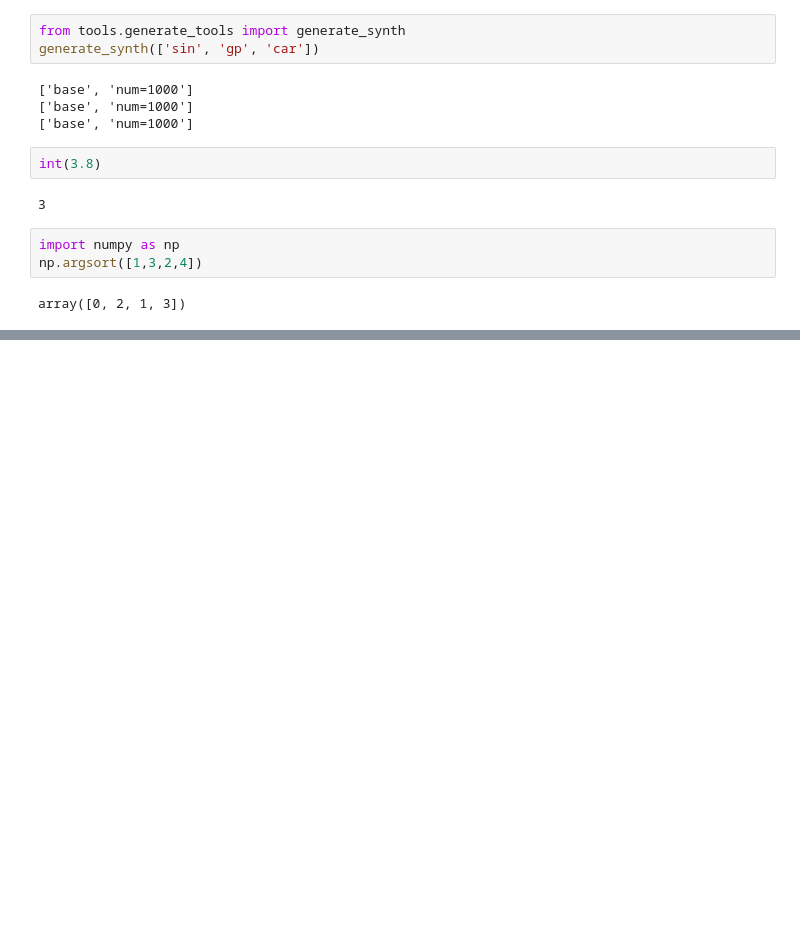
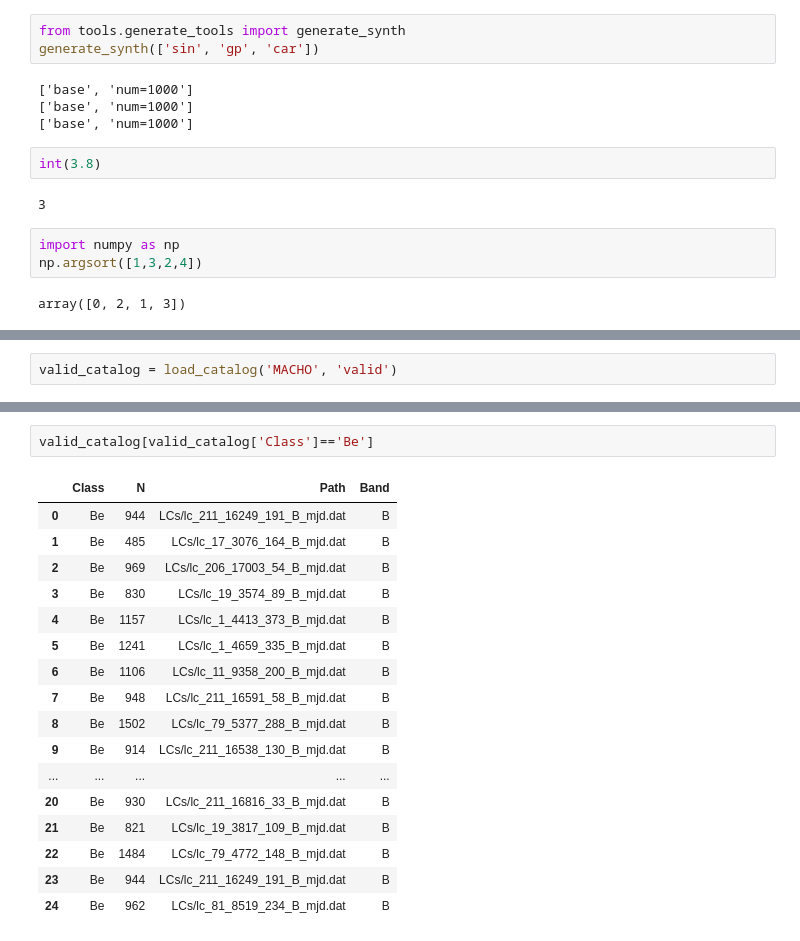
Before and after one commit to JerryLiuMY/transformer_astro, a Jupyter notebook: data.ipynb, the cells around one changed output, grey strips where cells are left out. Drawn from its saved outputs; the diff is of its cells as text; blank space fills up the shorter version.

```diff
--- a/data.ipynb
+++ b/data.ipynb
@@ -457,0 +490,2 @@ array([0, 2, 1, 3])
+# %%
+valid_catalog = load_catalog('MACHO', 'valid')
@@ -457,0 +510,20 @@ array([0, 2, 1, 3])
+# %%
+valid_catalog[valid_catalog['Class']=='Be']
+# %% [output]
+|  | Class | N | Path | Band |
+| 0 | Be | 944 | LCs/lc_211_16249_191_B_mjd.dat | B |
+| 1 | Be | 485 | LCs/lc_17_3076_164_B_mjd.dat | B |
+| 2 | Be | 969 | LCs/lc_206_17003_54_B_mjd.dat | B |
+| 3 | Be | 830 | LCs/lc_19_3574_89_B_mjd.dat | B |
+| 4 | Be | 1157 | LCs/lc_1_4413_373_B_mjd.dat | B |
+| 5 | Be | 1241 | LCs/lc_1_4659_335_B_mjd.dat | B |
+| 6 | Be | 1106 | LCs/lc_11_9358_200_B_mjd.dat | B |
+| 7 | Be | 948 | LCs/lc_211_16591_58_B_mjd.dat | B |
+| 8 | Be | 1502 | LCs/lc_79_5377_288_B_mjd.dat | B |
+| 9 | Be | 914 | LCs/lc_211_16538_130_B_mjd.dat | B |
+| ... | ... | ... | ... | ... |
+| 20 | Be | 930 | LCs/lc_211_16816_33_B_mjd.dat | B |
+| 21 | Be | 821 | LCs/lc_19_3817_109_B_mjd.dat | B |
+| 22 | Be | 1484 | LCs/lc_79_4772_148_B_mjd.dat | B |
+| 23 | Be | 944 | LCs/lc_211_16249_191_B_mjd.dat | B |
+| 24 | Be | 962 | LCs/lc_81_8519_234_B_mjd.dat | B |
```
Also changed, not shown: parts of 9 cells of this notebook, 9 other files.
